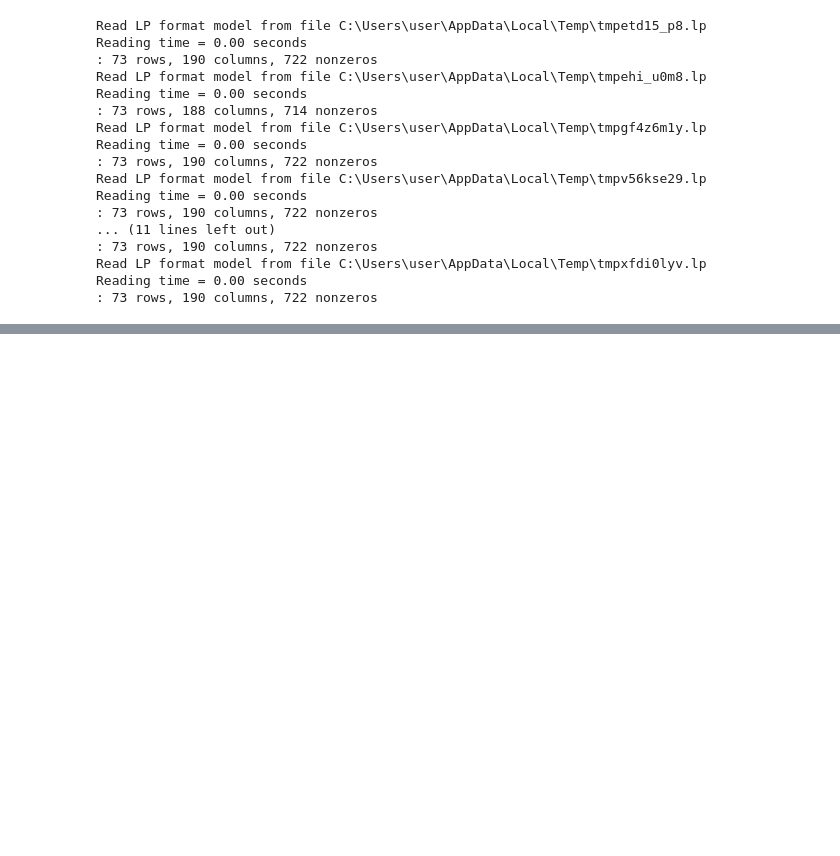
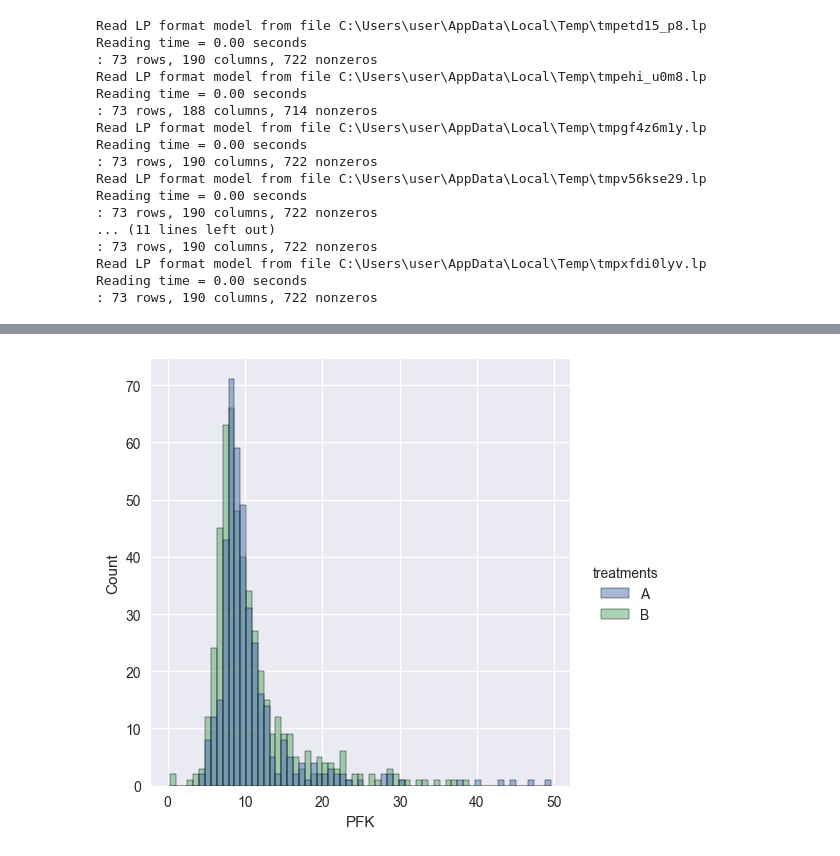
Before and after one commit to qwerty239qwe/pipeGEM, a Jupyter notebook: docs/source/tutorial/5_flux_simulation.ipynb, the cells around one changed output, grey strips where cells are left out. Drawn from its saved outputs; the diff is of its cells as text; code cells hidden in the pictures; blank space fills up the shorter version.

```diff
--- a/docs/source/tutorial/5_flux_simulation.ipynb
+++ b/docs/source/tutorial/5_flux_simulation.ipynb
@@ -191,0 +201,4 @@ Reading time = 0.00 seconds
+# %%
+sampling_result.plot(rxn_id="PFK", kind="hist", group_by="treatments")
+# %% [output]
+[figure, added]
```
Also changed, not shown: parts of 10 cells of this notebook, 3 other files.
